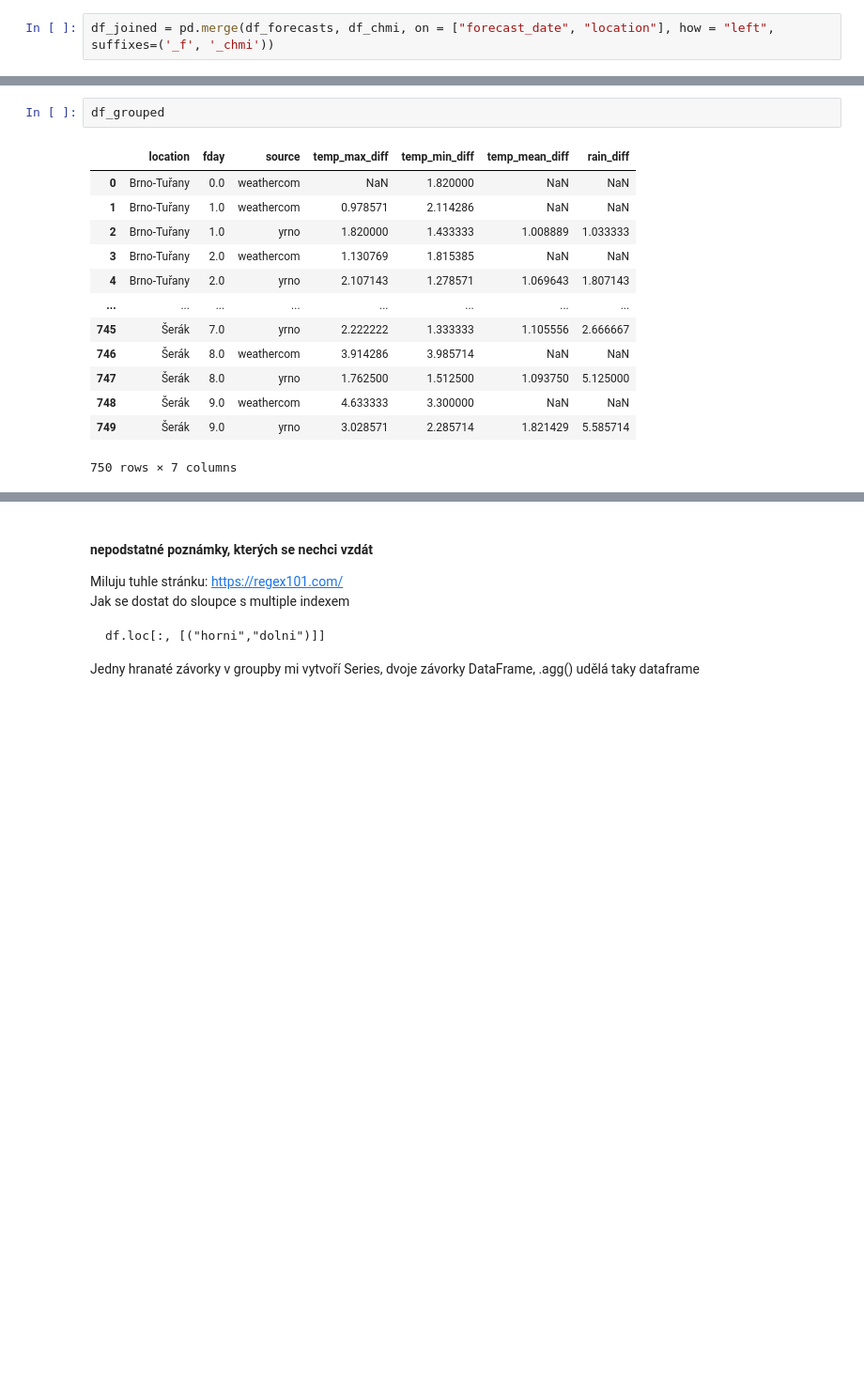
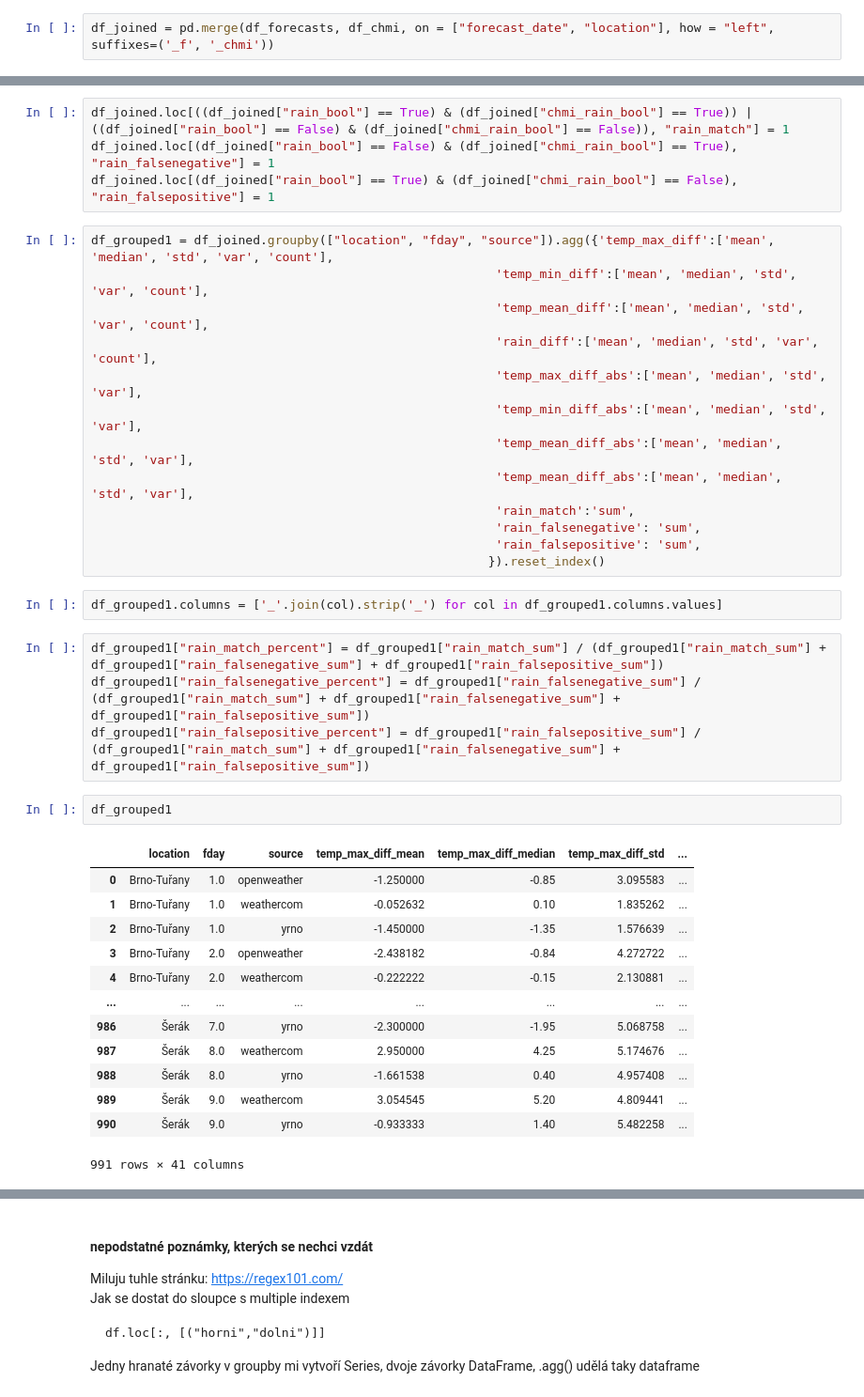
Before and after one commit to eliska-n/weather-czechitas, a Jupyter notebook: transformace/transformacevseho.ipynb, the cells around one changed output, grey strips where cells are left out. Shown: that part at 94% size. Drawn from its saved outputs; the diff is of its cells as text; blank space fills up the shorter version.

```diff
--- a/transformace/transformacevseho.ipynb
+++ b/transformace/transformacevseho.ipynb
@@ -449,16 +385,39 @@ df_grouped = df_joined.groupby(["location", "fday", "source"]).agg({'temp_max_di
+# %%
+df_joined.loc[((df_joined["rain_bool"] == True) & (df_joined["chmi_rain_bool"] == True)) | ((df_joined["rain_bool"] == False) & (df_joined["chmi_rain_bool"] == False)), "rain_match"] = 1
+df_joined.loc[(df_joined["rain_bool"] == False) & (df_joined["chmi_rain_bool"] == True), "rain_falsenegative"] = 1
+df_joined.loc[(df_joined["rain_bool"] == True) & (df_joined["chmi_rain_bool"] == False), "rain_falsepositive"] = 1
 # %%
-df_grouped
+df_grouped1 = df_joined.groupby(["location", "fday", "source"]).agg({'temp_max_diff':['mean', 'median', 'std', 'var', 'count'],
+                                                       'temp_min_diff':['mean', 'median', 'std', 'var', 'count'],
+                                                       'temp_mean_diff':['mean', 'median', 'std', 'var', 'count'],
+                                                       'rain_diff':['mean', 'median', 'std', 'var', 'count'],
+                                                       'temp_max_diff_abs':['mean', 'median', 'std', 'var'],
+                                                       'temp_min_diff_abs':['mean', 'median', 'std', 'var'],
+                                                       'temp_mean_diff_abs':['mean', 'median', 'std', 'var'],
+                                                       'temp_mean_diff_abs':['mean', 'median', 'std', 'var'],
+                                                       'rain_match':'sum',
+                                                       'rain_falsenegative': 'sum',
+                                                       'rain_falsepositive': 'sum',
+                                                      }).reset_index()
-# %% [output]
-|  | location | fday | source | temp_max_diff | temp_min_diff | temp_mean_diff | rain_diff |
-| 0 | Brno-Tuřany | 0.0 | weathercom | NaN | 1.820000 | NaN | NaN |
-| 1 | Brno-Tuřany | 1.0 | weathercom | 0.978571 | 2.114286 | NaN | NaN |
-| 2 | Brno-Tuřany | 1.0 | yrno | 1.820000 | 1.433333 | 1.008889 | 1.033333 |
-| 3 | Brno-Tuřany | 2.0 | weathercom | 1.130769 | 1.815385 | NaN | NaN |
-| 4 | Brno-Tuřany | 2.0 | yrno | 2.107143 | 1.278571 | 1.069643 | 1.807143 |
-| ... | ... | ... | ... | ... | ... | ... | ... |
-| 745 | Šerák | 7.0 | yrno | 2.222222 | 1.333333 | 1.105556 | 2.666667 |
-| 746 | Šerák | 8.0 | weathercom | 3.914286 | 3.985714 | NaN | NaN |
-| 747 | Šerák | 8.0 | yrno | 1.762500 | 1.512500 | 1.093750 | 5.125000 |
-| 748 | Šerák | 9.0 | weathercom | 4.633333 | 3.300000 | NaN | NaN |
-| 749 | Šerák | 9.0 | yrno | 3.028571 | 2.285714 | 1.821429 | 5.585714 |
-750 rows × 7 columns
+# %%
+df_grouped1.columns = ['_'.join(col).strip('_') for col in df_grouped1.columns.values]
+# %%
+df_grouped1["rain_match_percent"] = df_grouped1["rain_match_sum"] / (df_grouped1["rain_match_sum"] + df_grouped1["rain_falsenegative_sum"] + df_grouped1["rain_falsepositive_sum"])
+df_grouped1["rain_falsenegative_percent"] = df_grouped1["rain_falsenegative_sum"] / (df_grouped1["rain_match_sum"] + df_grouped1["rain_falsenegative_sum"] + df_grouped1["rain_falsepositive_sum"])
+df_grouped1["rain_falsepositive_percent"] = df_grouped1["rain_falsepositive_sum"] / (df_grouped1["rain_match_sum"] + df_grouped1["rain_falsenegative_sum"] + df_grouped1["rain_falsepositive_sum"])
+# %%
+df_grouped1
+# %% [output]
+|  | location | fday | source | temp_max_diff_mean | temp_max_diff_median | temp_max_diff_std | ... |
+| 0 | Brno-Tuřany | 1.0 | openweather | -1.250000 | -0.85 | 3.095583 | ... |
+| 1 | Brno-Tuřany | 1.0 | weathercom | -0.052632 | 0.10 | 1.835262 | ... |
+| 2 | Brno-Tuřany | 1.0 | yrno | -1.450000 | -1.35 | 1.576639 | ... |
+| 3 | Brno-Tuřany | 2.0 | openweather | -2.438182 | -0.84 | 4.272722 | ... |
+| 4 | Brno-Tuřany | 2.0 | weathercom | -0.222222 | -0.15 | 2.130881 | ... |
+| ... | ... | ... | ... | ... | ... | ... | ... |
+| 986 | Šerák | 7.0 | yrno | -2.300000 | -1.95 | 5.068758 | ... |
+| 987 | Šerák | 8.0 | weathercom | 2.950000 | 4.25 | 5.174676 | ... |
+| 988 | Šerák | 8.0 | yrno | -1.661538 | 0.40 | 4.957408 | ... |
+| 989 | Šerák | 9.0 | weathercom | 3.054545 | 5.20 | 4.809441 | ... |
+| 990 | Šerák | 9.0 | yrno | -0.933333 | 1.40 | 5.482258 | ... |
+991 rows × 41 columns
```
Also changed, not shown: parts of 60 cells of this notebook.
